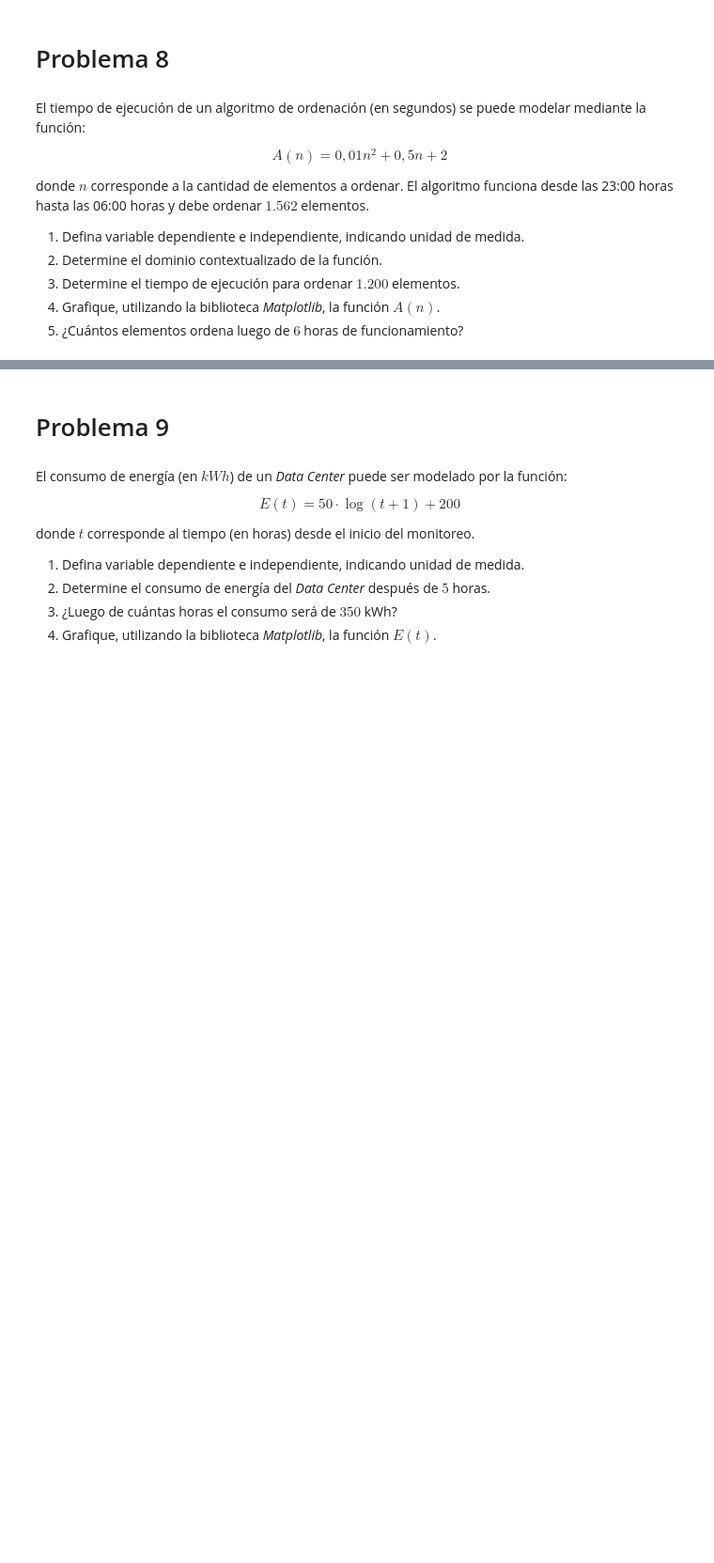
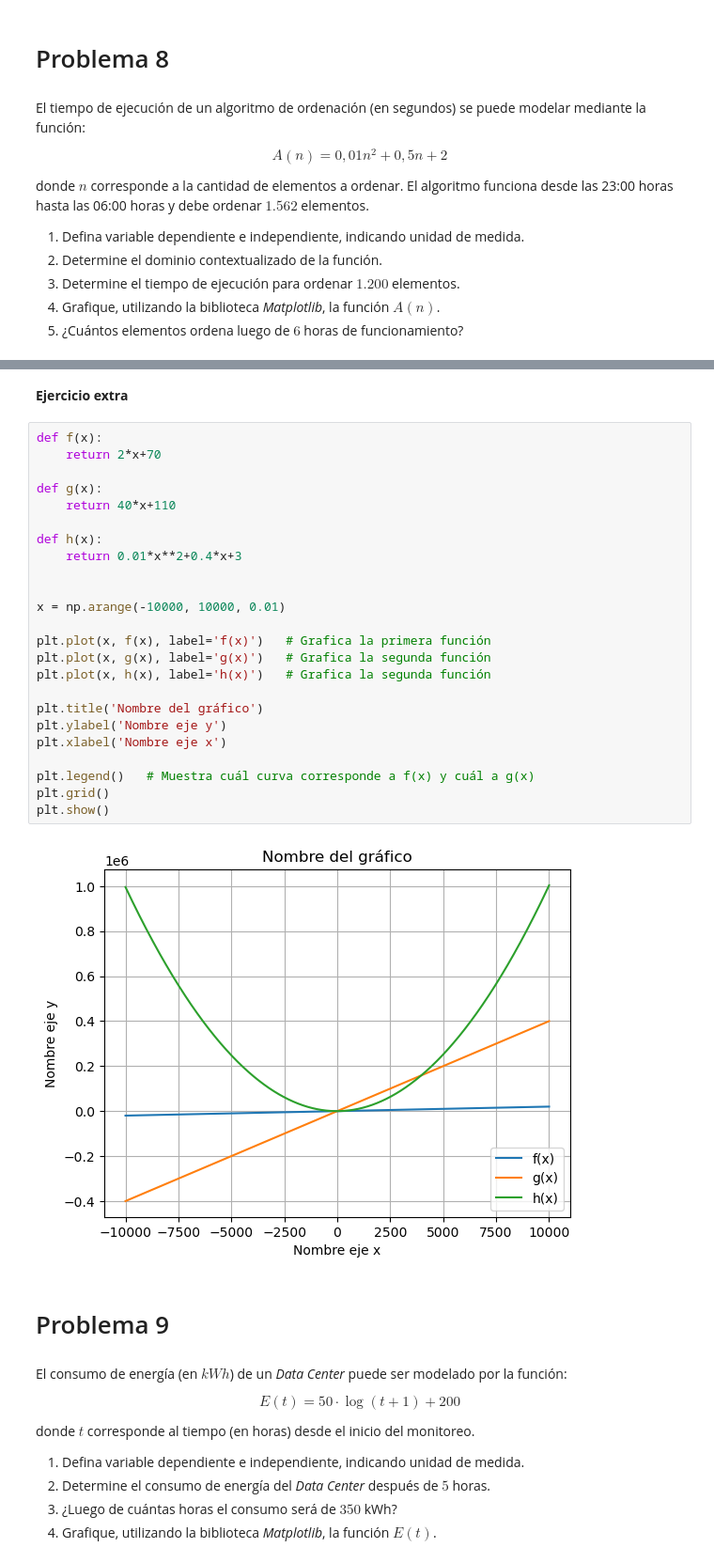
Before and after one commit to benjaarmijo/Matematica_aplicada, a Jupyter notebook: G1_Funciones (actividad en clases) (1).ipynb, the cells around one changed output, grey strips where cells are left out. Shown at 94% size. Drawn from its saved outputs; the diff is of its cells as text; blank space fills up the shorter version.

```diff
--- a/G1_Funciones (actividad en clases) (1).ipynb
+++ b/G1_Funciones (actividad en clases) (1).ipynb
@@ -222,3 +321,31 @@ donde $n$ corresponde a la cantidad de elementos a ordenar. El algoritmo funcion
+# %% [markdown]
+**Ejercicio extra**
+# %%
+def f(x):
+    return 2*x+70
+
+def g(x):
+    return 40*x+110
+
+def h(x):
+    return 0.01*x**2+0.4*x+3
+
+
+x = np.arange(-10000, 10000, 0.01)
+
+plt.plot(x, f(x), label='f(x)')   # Grafica la primera función
+plt.plot(x, g(x), label='g(x)')   # Grafica la segunda función
+plt.plot(x, h(x), label='h(x)')   # Grafica la segunda función
+
+plt.title('Nombre del gráfico')
+plt.ylabel('Nombre eje y')
+plt.xlabel('Nombre eje x')
+
+plt.legend()   # Muestra cuál curva corresponde a f(x) y cuál a g(x)
+plt.grid()
+plt.show()
+# %% [output]
+[figure, added]
 # %% [markdown]
 # Problema 9
 # %% [markdown]
```
Also changed, not shown: parts of 9 cells of this notebook.
